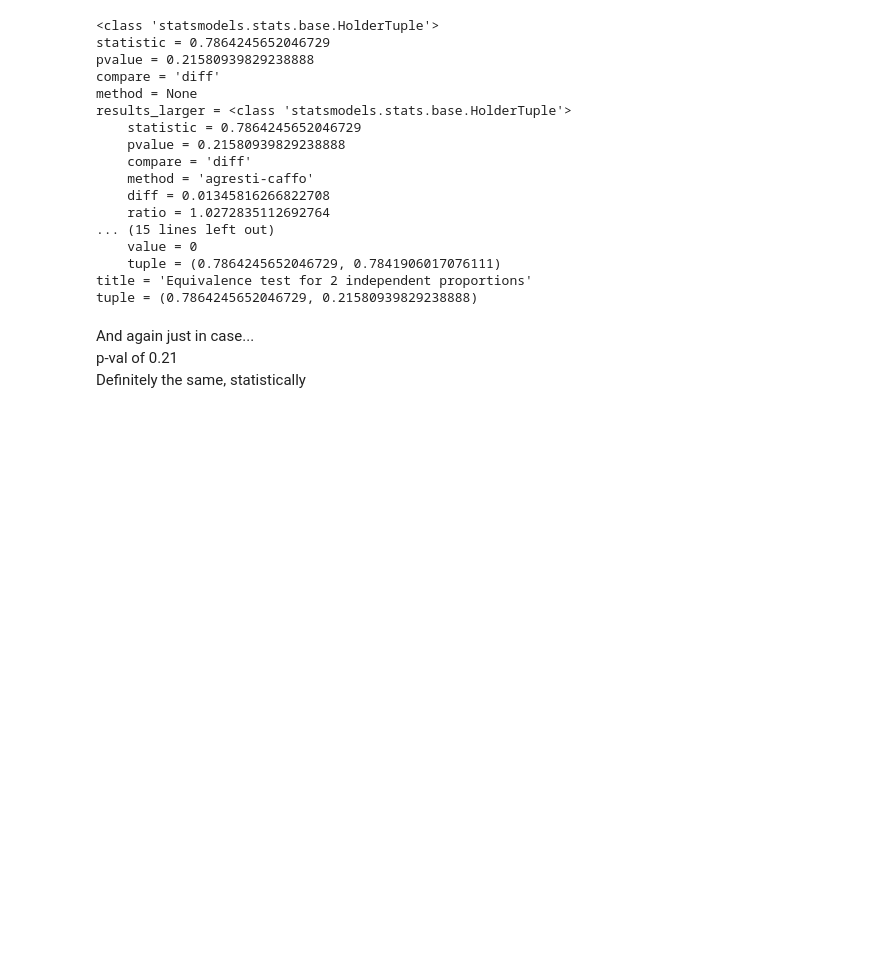
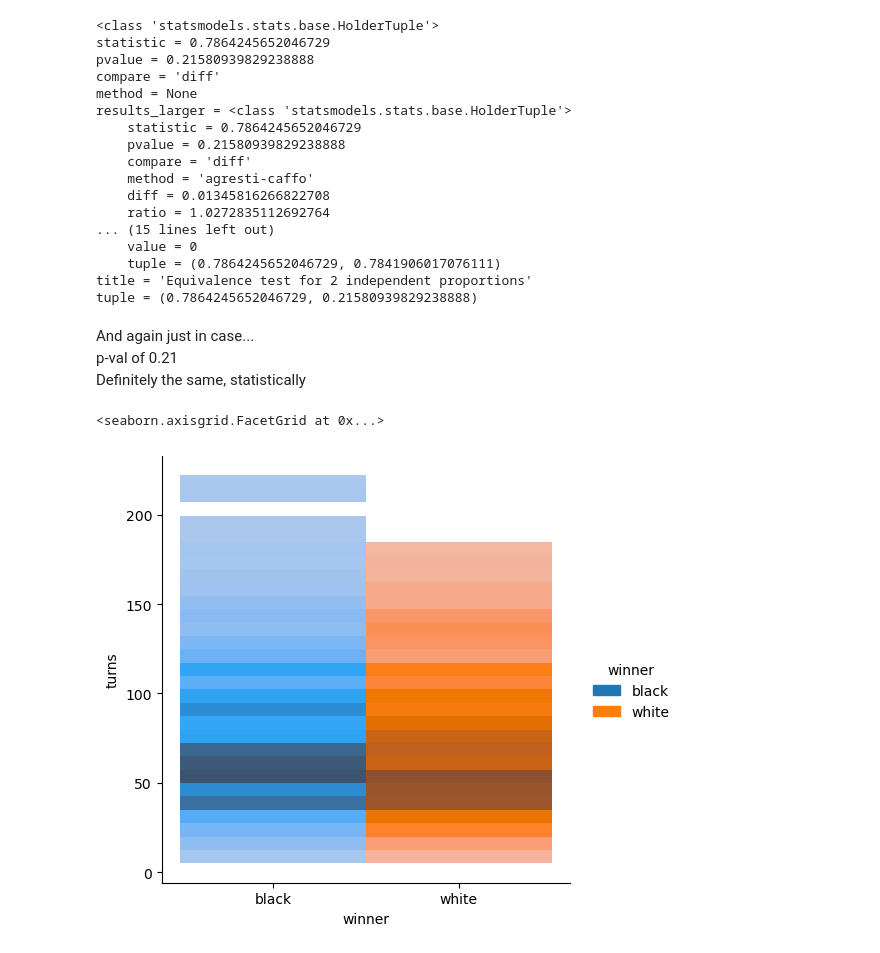
Before and after one commit to matthewasloan95/chess, a Jupyter notebook: final-project.ipynb, the cells around one changed output. Cells and saved outputs as stored; diff of their text form; code cells hidden in the pictures; blank space fills up the shorter version.

Commit message:
added winner vs turns plot

```diff
--- a/final-project.ipynb
+++ b/final-project.ipynb
@@ -239,3 +261,8 @@ tuple = (0.7864245652046729, 0.21580939829238888)
 And again just in case...
 p-val of 0.21
 Definitely the same, statistically
+# %%
+sns.displot(data=df[['turns', 'winner']], x='winner', y='turns', hue='winner')
+# %% [output]
+<seaborn.axisgrid.FacetGrid at 0x...>
+[figure, added]
```
Also changed, not shown: parts of 2 cells of this notebook.
